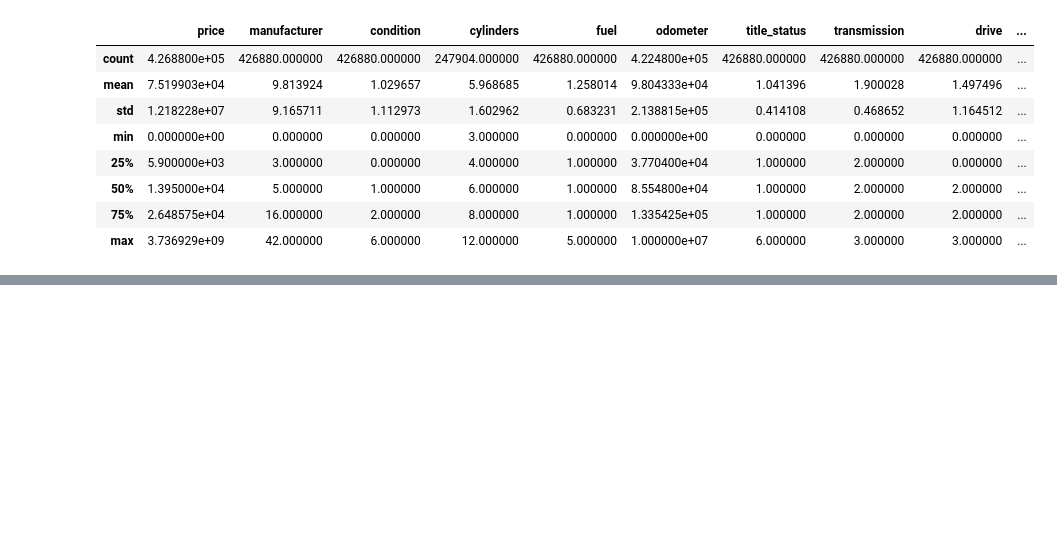
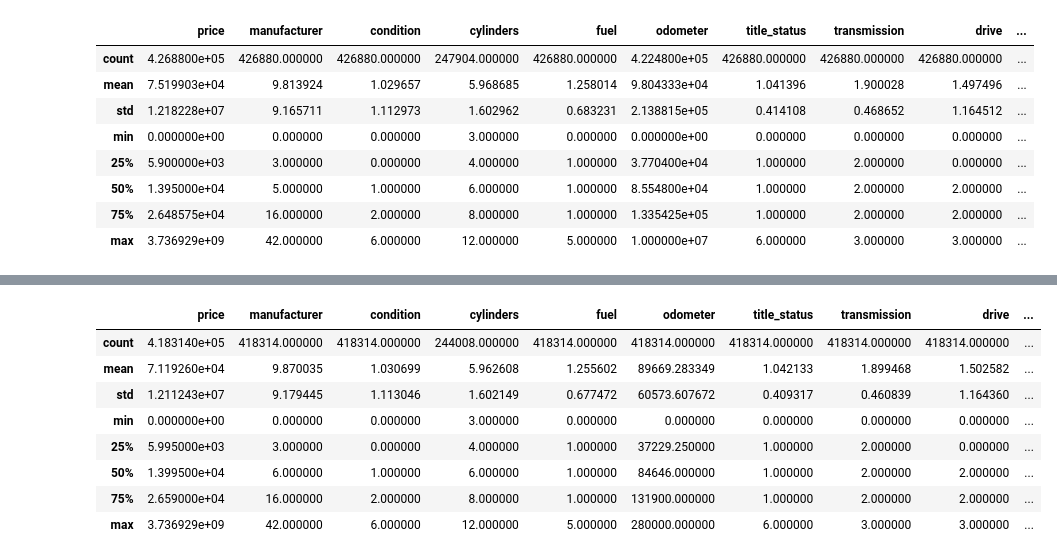
Before and after one commit to wetherc/data-2000, a Jupyter notebook: labs/040_linear-models-lab.ipynb, the cells around one changed output, grey strips where cells are left out. Cells and saved outputs as stored; diff of their text form; code cells hidden in the pictures; blank space fills up the shorter version.

```diff
--- a/labs/040_linear-models-lab.ipynb
+++ b/labs/040_linear-models-lab.ipynb
@@ -21,8 +0,0 @@ Successfully installed matplotlib-3.10.8 numpy-2.4.2 pandas-3.0.0 scikit-learn-1
-# %%
-import numpy as np
-import pandas as pd
-from matplotlib import pyplot as plt
-
-# The following lines adjust the granularity of reporting.
-pd.options.display.max_rows = 10
-pd.options.display.float_format = "{:.1f}".format
@@ -622,0 +339,12 @@ data.describe()
+# %%
+data.describe()
+# %% [output]
+|  | price | manufacturer | condition | cylinders | fuel | odometer | title_status | transmission | drive | ... |
+| count | 4.183140e+05 | 418314.000000 | 418314.000000 | 244008.000000 | 418314.000000 | 418314.000000 | 418314.000000 | 418314.000000 | 418314.000000 | ... |
+| mean | 7.119260e+04 | 9.870035 | 1.030699 | 5.962608 | 1.255602 | 89669.283349 | 1.042133 | 1.899468 | 1.502582 | ... |
+| std | 1.211243e+07 | 9.179445 | 1.113046 | 1.602149 | 0.677472 | 60573.607672 | 0.409317 | 0.460839 | 1.164360 | ... |
+| min | 0.000000e+00 | 0.000000 | 0.000000 | 3.000000 | 0.000000 | 0.000000 | 0.000000 | 0.000000 | 0.000000 | ... |
+| 25% | 5.995000e+03 | 3.000000 | 0.000000 | 4.000000 | 1.000000 | 37229.250000 | 1.000000 | 2.000000 | 0.000000 | ... |
+| 50% | 1.399500e+04 | 6.000000 | 1.000000 | 6.000000 | 1.000000 | 84646.000000 | 1.000000 | 2.000000 | 2.000000 | ... |
+| 75% | 2.659000e+04 | 16.000000 | 2.000000 | 8.000000 | 1.000000 | 131900.000000 | 1.000000 | 2.000000 | 2.000000 | ... |
+| max | 3.736929e+09 | 42.000000 | 6.000000 | 12.000000 | 5.000000 | 280000.000000 | 6.000000 | 3.000000 | 3.000000 | ... |
```
Also changed, not shown: parts of 50 cells of this notebook.
